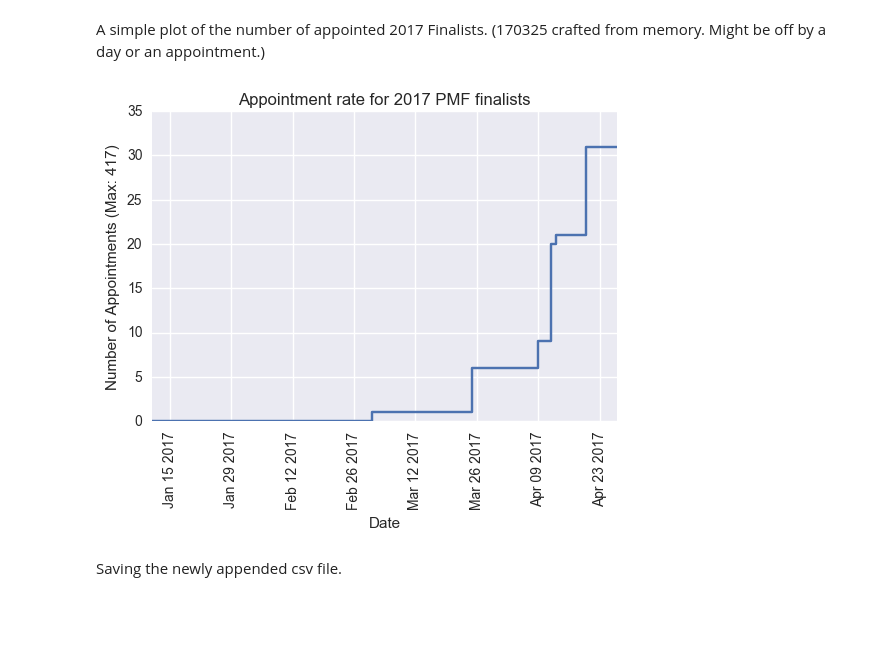
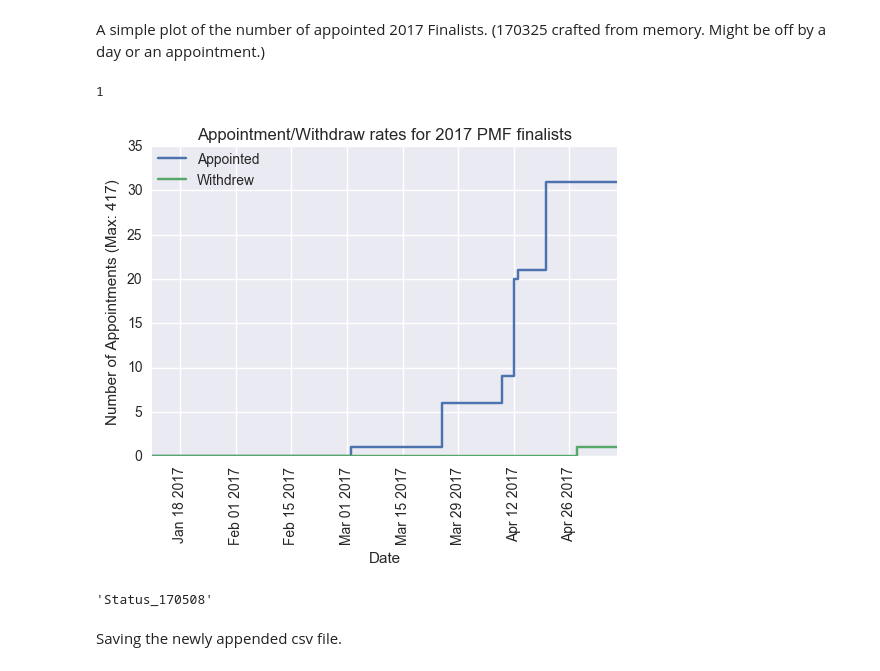
Before and after one commit to keklarup/PMF, a Jupyter notebook: Appointment_Rates_Github.ipynb, the cells around one changed output. Saved outputs shown, nothing was run; the diff lists cells and outputs as text; code cells hidden in the pictures; blank space fills up the shorter version.

```diff
--- a/Appointment_Rates_Github.ipynb
+++ b/Appointment_Rates_Github.ipynb
@@ -27,25 +27,43 @@ date=b.strftime('%y%m%d')
 bsObj_table=bsObj.find('table',id="dataTable");
 bsObj_finalists=bsObj_table.find_all('tr');
 for x in range(0,len(bsObj_finalists)):
-    df.loc[df.loc[:,'Name']==bsObj_finalists[x].find_all('td')[1].text,'Status_%s'%(date)]=int(
-        bsObj_finalists[x].find_all('td')[5].text.replace('-','0').replace('Appointed','1'))
+    try:
+        df.loc[df.loc[:,'Name']==bsObj_finalists[x].find_all('td')[1].text,'Status_%s'%(date)]=int(
+            bsObj_finalists[x].find_all('td')[5].text.replace('-','0').replace('Appointed','1'))
+    except:
+        df.loc[df.loc[:,'Name']==bsObj_finalists[x].find_all('td')[1].text,'Status_%s'%(date)]=np.nan
 # %% [markdown]
 A simple plot of the number of appointed 2017 Finalists. (170325 crafted from memory. Might be off by a day or an appointment.)
+# %%
+df.iloc[:,-1].isnull().sum()
+# %% [output]
+1
 # %%
 date=[];
 count=[];
+withdraw=[];
 z=df.columns[df.columns.str.contains('Status')];
 for x in range(0,len(z)):
     date.append(datetime.strptime(z[x][-6:],"%y%m%d"))
-    count.append(417-df.loc[:,z[x]].value_counts()[0])
-plt.step(date,count);
-plt.title('Appointment rate for 2017 PMF finalists');
+    try:
+        count.append(df.loc[:,z[x]].value_counts()[1])
+    except:
+        count.append(0)
+    withdraw.append(df.loc[:,z[x]].isnull().sum())
+plt.step(date,count,label='Appointed');
+plt.step(date,withdraw,label='Withdrew');
+plt.title('Appointment/Withdraw rates for 2017 PMF finalists');
 plt.ylabel('Number of Appointments (Max: 417)');
 plt.xlabel('Date');
 plt.xticks(rotation=90);
+plt.legend(bbox_to_anchor=(.0, 1),loc=2,borderaxespad=0.);
 plt.savefig('AppointmentRates2017.png',bbox_inches='tight')
 # %% [output]
-[figure, old version]
+[figure, new version]
+# %%
+df.columns[-1]
+# %% [output]
+'Status_170508'
 # %% [markdown]
 Saving the newly appended csv file.
 # %%
```
Also changed, not shown: parts of 2 cells of this notebook, 4 other files.
